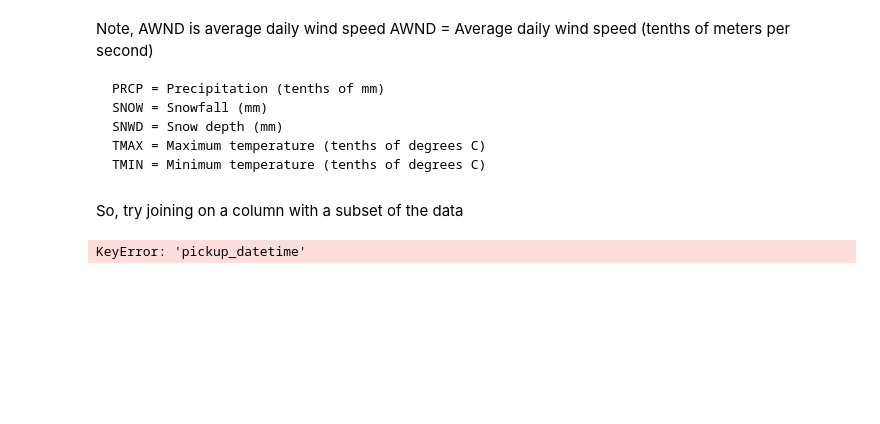
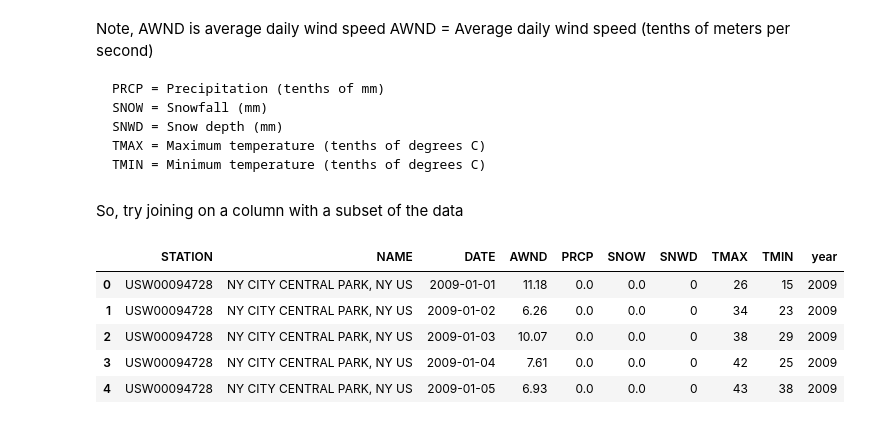
Before and after one commit to cla24/taxi_fare_weather, a Jupyter notebook: weather_join.ipynb, the cells around one changed output. Saved outputs shown, nothing was run; the diff lists cells and outputs as text; code cells hidden in the pictures; blank space fills up the shorter version.

```diff
--- a/weather_join.ipynb
+++ b/weather_join.ipynb
@@ -47,6 +46,14 @@ So, try joining on a column with a subset of the data
 def year(date):
     return date[:4]
 
-weather['year'] = weather.apply(lambda x: year(x['pickup_datetime']), axis=1)
+weather['year'] = weather.apply(lambda x: year(x['DATE']), axis=1)
+taxi_sample['year'] = taxi_sample.apply(lambda x: year(x['key']), axis=1)
-# %% [output]
-KeyError: 'pickup_datetime'
+# %%
+weather.head()
+# %% [output]
+|  | STATION | NAME | DATE | AWND | PRCP | SNOW | SNWD | TMAX | TMIN | year |
+| 0 | USW00094728 | NY CITY CENTRAL PARK, NY US | 2009-01-01 | 11.18 | 0.0 | 0.0 | 0 | 26 | 15 | 2009 |
+| 1 | USW00094728 | NY CITY CENTRAL PARK, NY US | 2009-01-02 | 6.26 | 0.0 | 0.0 | 0 | 34 | 23 | 2009 |
+| 2 | USW00094728 | NY CITY CENTRAL PARK, NY US | 2009-01-03 | 10.07 | 0.0 | 0.0 | 0 | 38 | 29 | 2009 |
+| 3 | USW00094728 | NY CITY CENTRAL PARK, NY US | 2009-01-04 | 7.61 | 0.0 | 0.0 | 0 | 42 | 25 | 2009 |
+| 4 | USW00094728 | NY CITY CENTRAL PARK, NY US | 2009-01-05 | 6.93 | 0.0 | 0.0 | 0 | 43 | 38 | 2009 |
```
Also changed, not shown: parts of 18 cells of this notebook.
